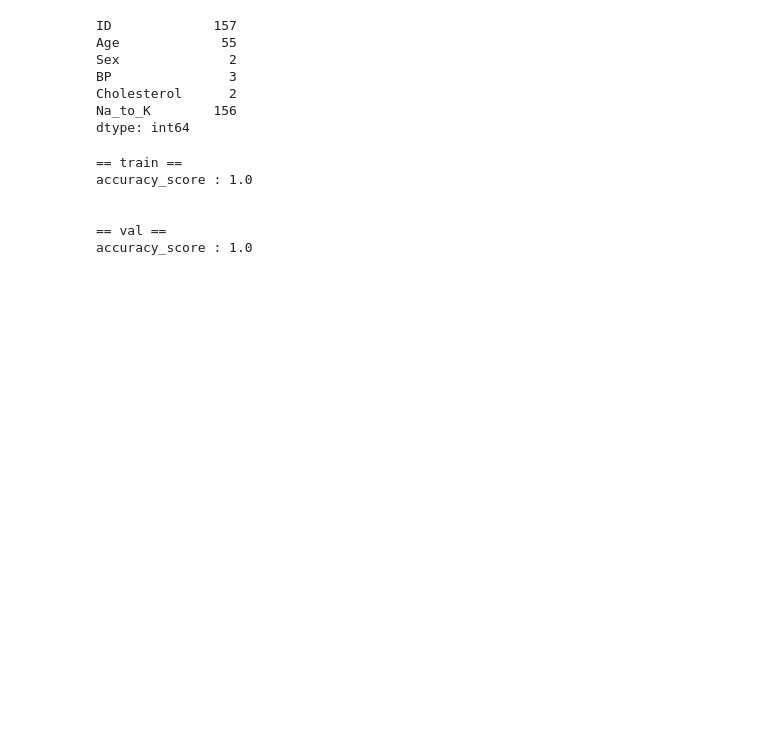
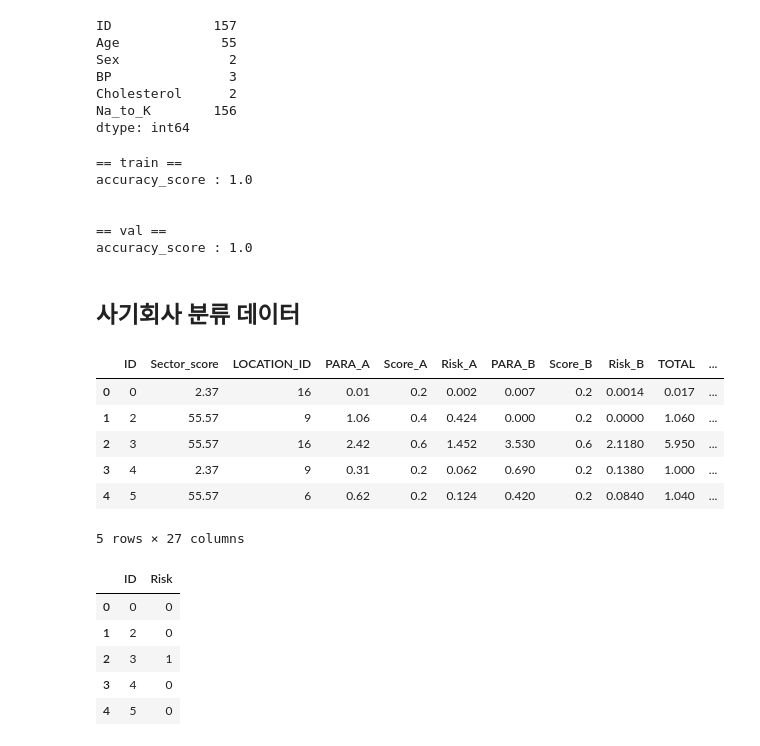
Before and after one commit to Naseungju/-_-, a Jupyter notebook: 2유형_연습.ipynb, the cells around one changed output. Saved outputs shown, nothing was run; the diff lists cells and outputs as text; code cells hidden in the pictures; blank space fills up the shorter version.

```diff
--- a/2유형_연습.ipynb
+++ b/2유형_연습.ipynb
@@ -1056,3 +1056,29 @@ accuracy_score : 1.0
 
 == val ==
 accuracy_score : 1.0
+# %% [markdown]
+## 사기회사 분류 데이터
+# %%
+import pandas as pd
+#데이터 로드
+x_train = pd.read_csv("https://raw.githubusercontent.com/Datamanim/datarepo/main/audit/x_train.csv")
+y_train = pd.read_csv("https://raw.githubusercontent.com/Datamanim/datarepo/main/audit/y_train.csv")
+x_test= pd.read_csv("https://raw.githubusercontent.com/Datamanim/datarepo/main/audit/x_test.csv")
+
+
+display(x_train.head())
+display(y_train.head())
+# %% [output]
+|  | ID | Sector_score | LOCATION_ID | PARA_A | Score_A | Risk_A | PARA_B | Score_B | Risk_B | TOTAL | ... |
+| 0 | 0 | 2.37 | 16 | 0.01 | 0.2 | 0.002 | 0.007 | 0.2 | 0.0014 | 0.017 | ... |
+| 1 | 2 | 55.57 | 9 | 1.06 | 0.4 | 0.424 | 0.000 | 0.2 | 0.0000 | 1.060 | ... |
+| 2 | 3 | 55.57 | 16 | 2.42 | 0.6 | 1.452 | 3.530 | 0.6 | 2.1180 | 5.950 | ... |
+| 3 | 4 | 2.37 | 9 | 0.31 | 0.2 | 0.062 | 0.690 | 0.2 | 0.1380 | 1.000 | ... |
+| 4 | 5 | 55.57 | 6 | 0.62 | 0.2 | 0.124 | 0.420 | 0.2 | 0.0840 | 1.040 | ... |
+5 rows × 27 columns
+|  | ID | Risk |
+| 0 | 0 | 0 |
+| 1 | 2 | 0 |
+| 2 | 3 | 1 |
+| 3 | 4 | 0 |
+| 4 | 5 | 0 |
```
Also changed, not shown: parts of 8 cells of this notebook, 1 other file.
